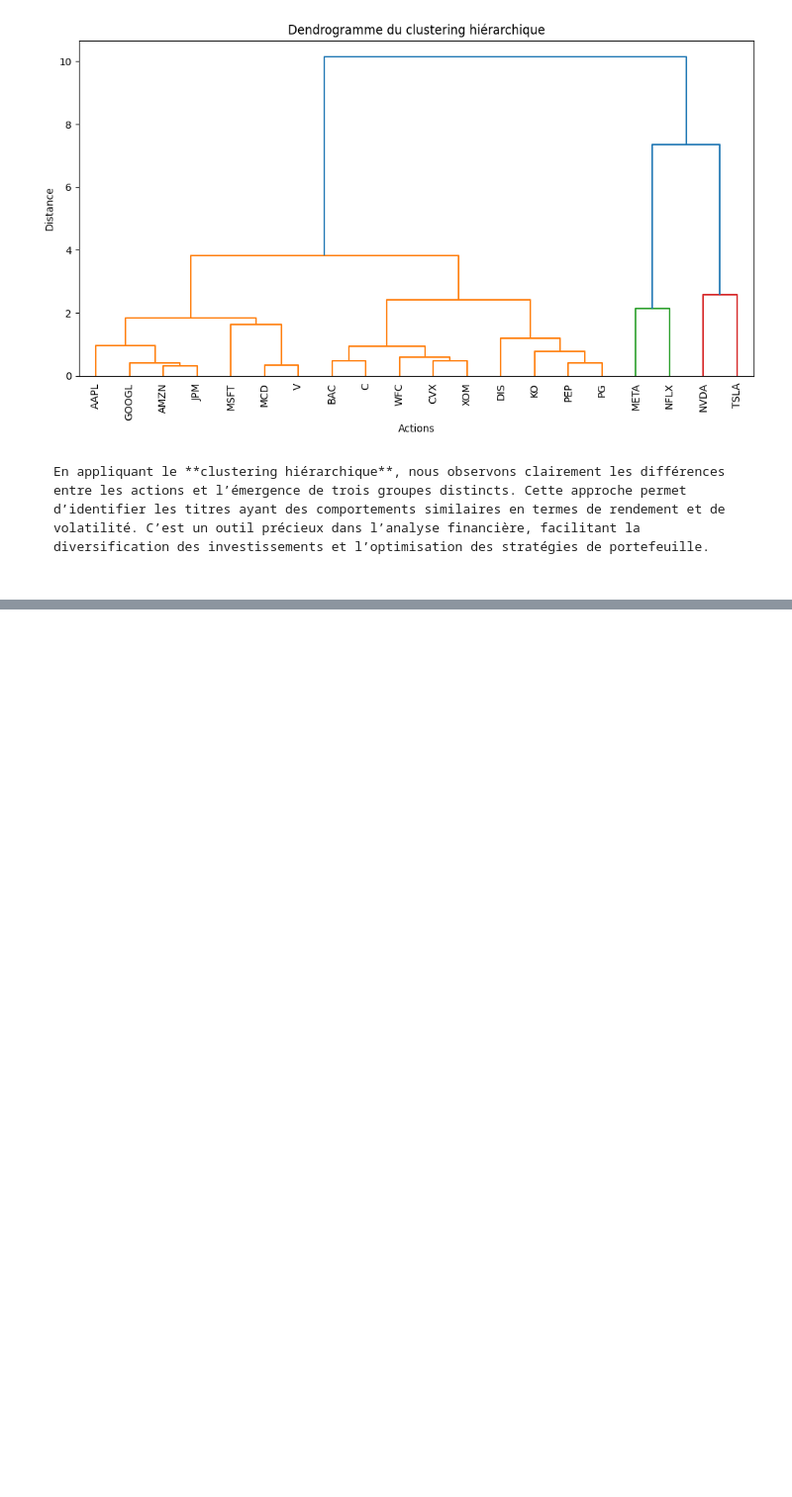
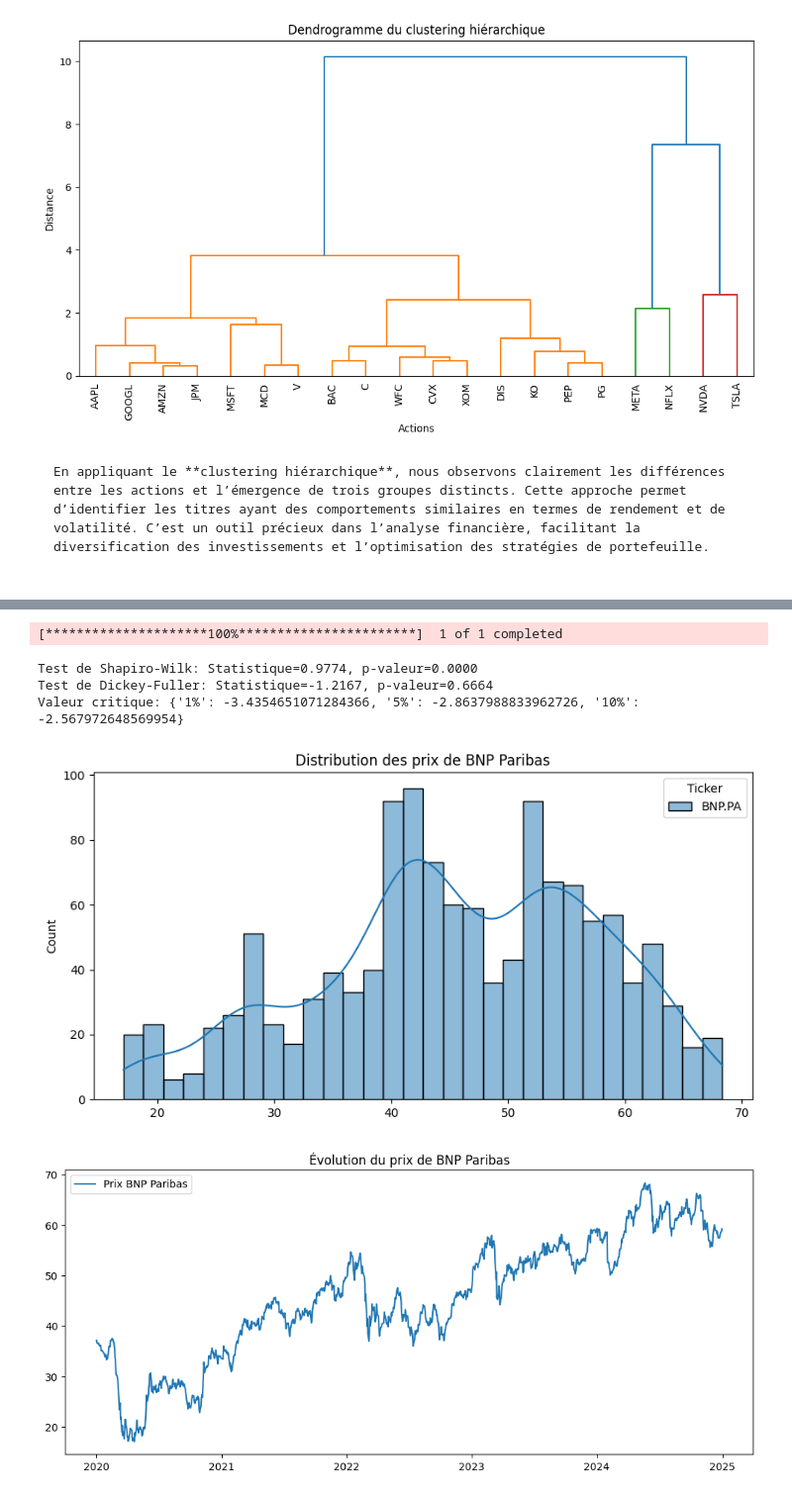
Before and after one commit to Salem-Haouari/Prediction_BNP_Paribas_SA, a Jupyter notebook: projet.ipynb, the cells around one changed output, grey strips where cells are left out. Shown at 99% size. Cells and saved outputs as stored; diff of their text form; code cells hidden in the pictures; blank space fills up the shorter version.

```diff
--- a/projet.ipynb
+++ b/projet.ipynb
@@ -190,0 +232,30 @@ En appliquant le **clustering hiérarchique**, nous observons clairement les dif
+# %%
+from statsmodels.tsa.stattools import adfuller
+
+bnp = yf.download("BNP.PA", start="2020-01-01", end="2025-01-01")['Close']
+
+desc_stats = bnp.describe()
+shapiro_test = stats.shapiro(bnp.dropna()) #(normalité)
+adf_test = adfuller(bnp.dropna()) #(stationnarité)
+
+print(f"Test de Shapiro-Wilk: Statistique={shapiro_test.statistic:.4f}, p-valeur={shapiro_test.pvalue:.4f}")
+print(f"Test de Dickey-Fuller: Statistique={adf_test[0]:.4f}, p-valeur={adf_test[1]:.4f}")
+print(f"Valeur critique: {adf_test[4]}")
+
+plt.figure(figsize=(10, 5))
+sns.histplot(bnp, kde=True, bins=30)
+plt.title("Distribution des prix de BNP Paribas")
+plt.show()
+
+plt.figure(figsize=(12, 5))
+plt.plot(bnp, label="Prix BNP Paribas")
+plt.title("Évolution du prix de BNP Paribas")
+plt.legend()
+plt.show()
+# %% [output]
+[*********************100%***********************]  1 of 1 completed
+Test de Shapiro-Wilk: Statistique=0.9774, p-valeur=0.0000
+Test de Dickey-Fuller: Statistique=-1.2167, p-valeur=0.6664
+Valeur critique: {'1%': -3.4354651071284366, '5%': -2.8637988833962726, '10%': -2.567972648569954}
+[figure, added]
+[figure, added]
```
Also changed, not shown: parts of 13 cells of this notebook.
